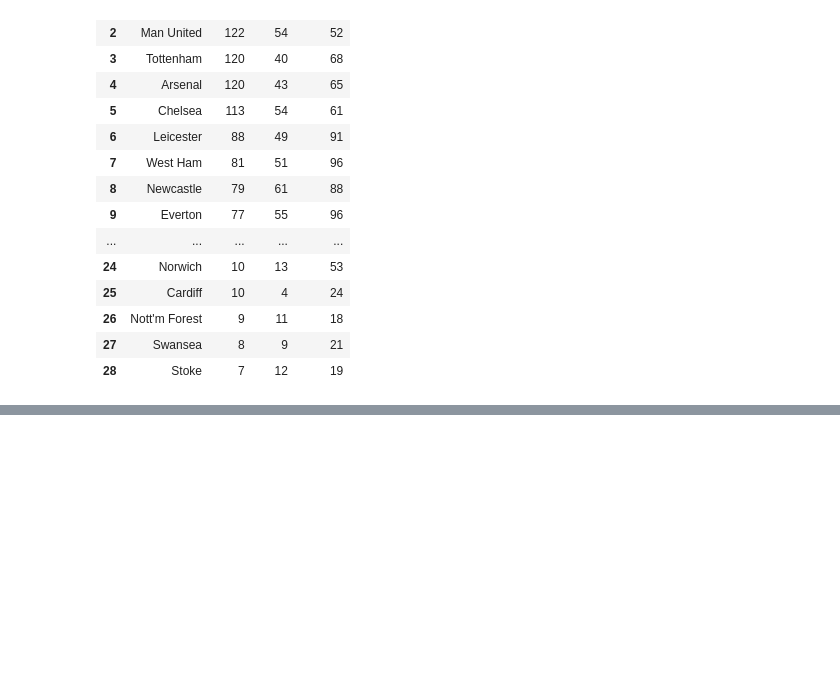
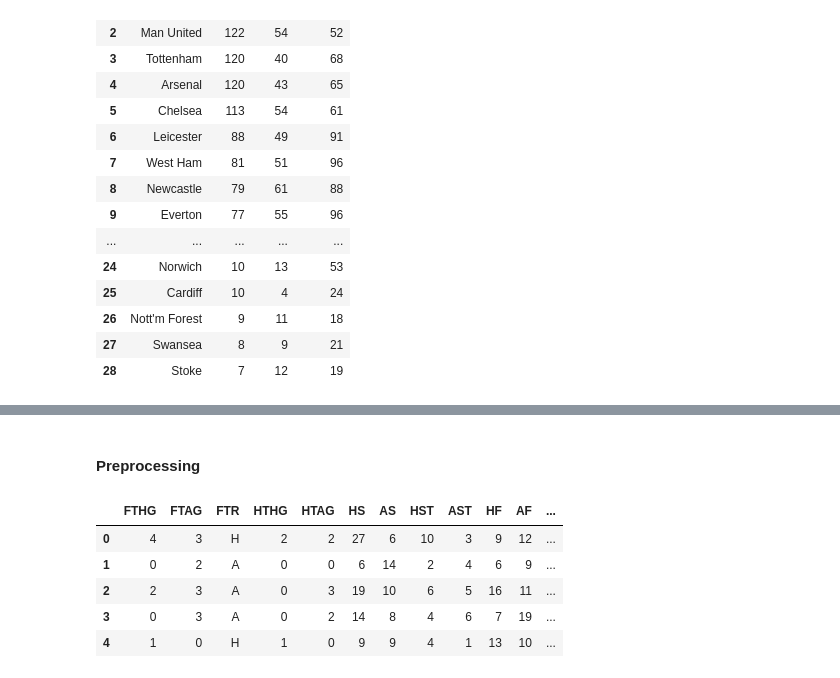
Before and after one commit to mathewsjoyy/Project_Code_Year3, a Jupyter notebook: Code/project.ipynb, the cells around one changed output, grey strips where cells are left out. Drawn from its saved outputs; the diff is of its cells as text; code cells hidden in the pictures; blank space fills up the shorter version.

```diff
--- a/Code/project.ipynb
+++ b/Code/project.ipynb
@@ -353,0 +379,27 @@ plt.show()
+# %% [markdown]
+#### Preprocessing
+# %%
+# Converting match date to day of the week
+match_df["matchDate"] = pd.to_datetime(match_df["Date"])
+match_df['matchDay'] = match_df['matchDate'].dt.day_name()
+
+# Drop the extra columns with little to no relevance to our analysis
+match_df.drop('Date', axis=1, inplace=True)
+match_df.drop('matchDate', axis=1, inplace=True)
+
+# Convert our text columns to numerical as we cannot use text data in our model using One Hot Encoding
+match_df = pd.get_dummies(match_df, columns=['HomeTeam'], prefix = ['HomeTeam'], dtype = int)
+match_df = pd.get_dummies(match_df, columns=['AwayTeam'], prefix = ['AwayTeam'], dtype = int)
+match_df = pd.get_dummies(match_df, columns=['HTR'], prefix = ['HTR'], dtype = int)
+match_df = pd.get_dummies(match_df, columns=['matchDay'], prefix = ['matchDay'], dtype = int)
+match_df = pd.get_dummies(match_df, columns=['Season'], prefix = ['Season'], dtype = int)
+match_df = pd.get_dummies(match_df, columns=['Referee'], prefix = ['Referee'], dtype = int)
+
+match_df.head()
+# %% [output]
+|  | FTHG | FTAG | FTR | HTHG | HTAG | HS | AS | HST | AST | HF | AF | ... |
+| 0 | 4 | 3 | H | 2 | 2 | 27 | 6 | 10 | 3 | 9 | 12 | ... |
+| 1 | 0 | 2 | A | 0 | 0 | 6 | 14 | 2 | 4 | 6 | 9 | ... |
+| 2 | 2 | 3 | A | 0 | 3 | 19 | 10 | 6 | 5 | 16 | 11 | ... |
+| 3 | 0 | 3 | A | 0 | 2 | 14 | 8 | 4 | 6 | 7 | 19 | ... |
+| 4 | 1 | 0 | H | 1 | 0 | 9 | 9 | 4 | 1 | 13 | 10 | ... |
```
Also changed, not shown: parts of 12 cells of this notebook.
